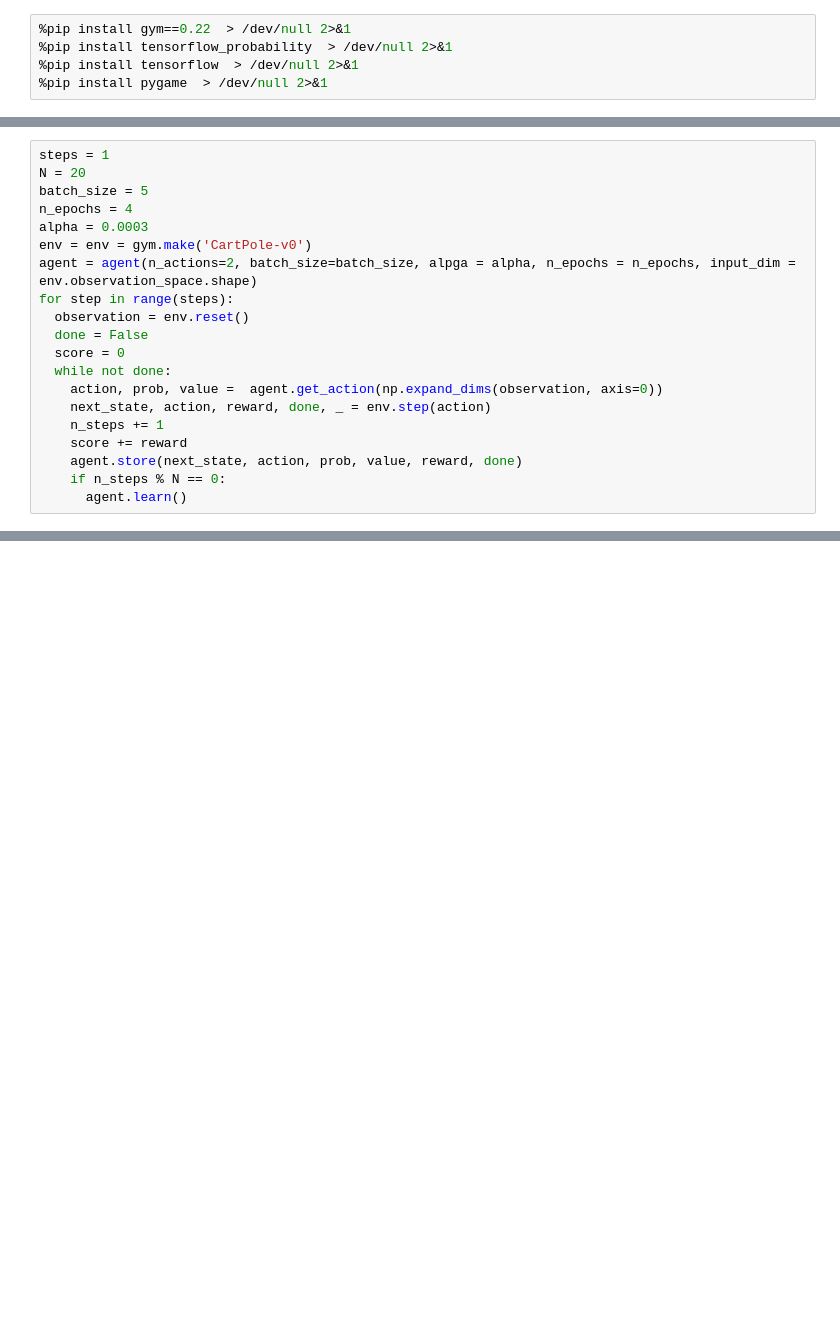
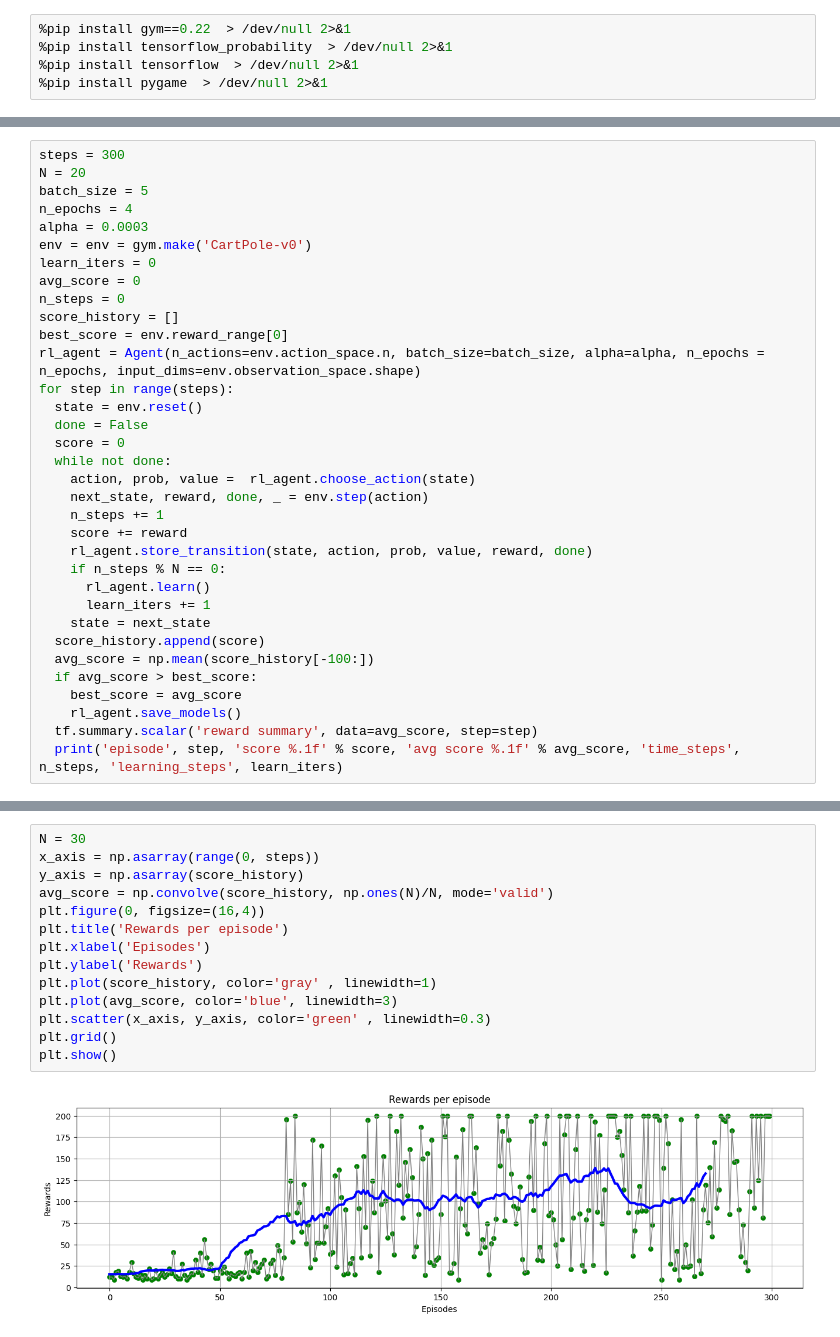
Before and after one commit to sriksmachi/sriksml, a Jupyter notebook: reinforcement-learning/ppo.ipynb, the cells around one changed output, grey strips where cells are left out. Cells and saved outputs as stored; diff of their text form; blank space fills up the shorter version.

```diff
--- a/reinforcement-learning/ppo.ipynb
+++ b/reinforcement-learning/ppo.ipynb
@@ -192,20 +233,34 @@ class agent():
 # %%
-steps = 1
+steps = 300
 N = 20
 batch_size = 5
 n_epochs = 4
 alpha = 0.0003
 env = env = gym.make('CartPole-v0')
-agent = agent(n_actions=2, batch_size=batch_size, alpga = alpha, n_epochs = n_epochs, input_dim = env.observation_space.shape)
+learn_iters = 0
+avg_score = 0
+n_steps = 0
+score_history = []
+best_score = env.reward_range[0]
+rl_agent = Agent(n_actions=env.action_space.n, batch_size=batch_size, alpha=alpha, n_epochs = n_epochs, input_dims=env.observation_space.shape)
 for step in range(steps):
-  observation = env.reset()
+  state = env.reset()
   done = False
   score = 0
   while not done:
-    action, prob, value =  agent.get_action(np.expand_dims(observation, axis=0))
-    next_state, action, reward, done, _ = env.step(action)
+    action, prob, value =  rl_agent.choose_action(state)
+    next_state, reward, done, _ = env.step(action)
     n_steps += 1
     score += reward
-    agent.store(next_state, action, prob, value, reward, done)
+    rl_agent.store_transition(state, action, prob, value, reward, done)
     if n_steps % N == 0:
-      agent.learn()
+      rl_agent.learn()
+      learn_iters += 1
+    state = next_state
+  score_history.append(score)
+  avg_score = np.mean(score_history[-100:])
+  if avg_score > best_score:
+    best_score = avg_score
+    rl_agent.save_models()
+  tf.summary.scalar('reward summary', data=avg_score, step=step)
+  print('episode', step, 'score %.1f' % score, 'avg score %.1f' % avg_score, 'time_steps', n_steps, 'learning_steps', learn_iters)
@@ -275,0 +285,16 @@ best reward=62.0
+# %%
+N = 30
+x_axis = np.asarray(range(0, steps))
+y_axis = np.asarray(score_history)
+avg_score = np.convolve(score_history, np.ones(N)/N, mode='valid')
+plt.figure(0, figsize=(16,4))
+plt.title('Rewards per episode')
+plt.xlabel('Episodes')
+plt.ylabel('Rewards')
+plt.plot(score_history, color='gray' , linewidth=1)
+plt.plot(avg_score, color='blue', linewidth=3)
+plt.scatter(x_axis, y_axis, color='green' , linewidth=0.3)
+plt.grid()
+plt.show()
+# %% [output]
+[figure, added]
```
Also changed, not shown: parts of 11 cells of this notebook.
